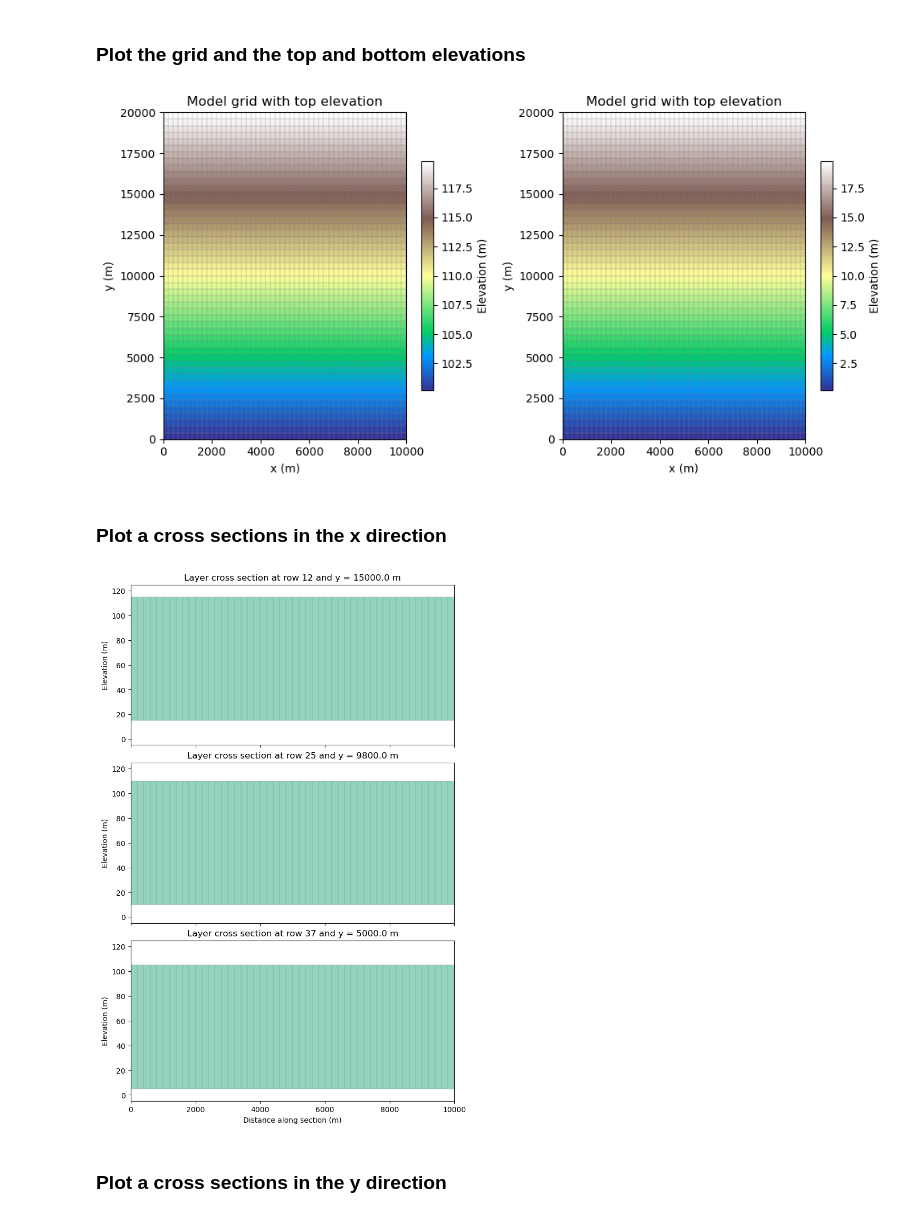
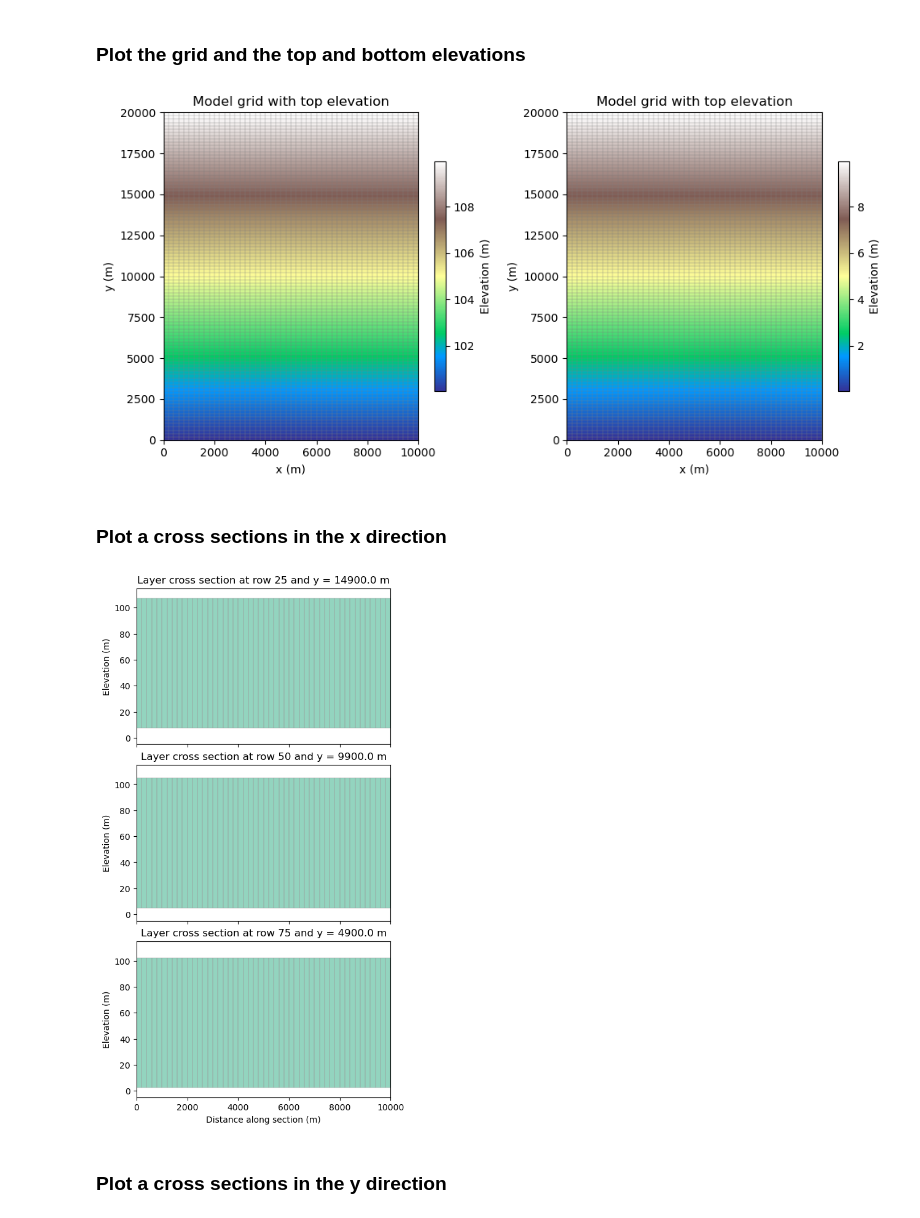
Before and after one commit to gomezvelezlab/groundwater-uiowa, a Jupyter notebook: modflow_introduction_1/modflow_introduction_1.ipynb, the cells around one changed output. Cells and saved outputs as stored; diff of their text form; code cells hidden in the pictures.

```diff
--- a/modflow_introduction_1/modflow_introduction_1.ipynb
+++ b/modflow_introduction_1/modflow_introduction_1.ipynb
@@ -80,11 +80,11 @@ For a regional alluvial aquifer, we will set up a 1-layer structured grid.
 L = 20000.0  # Length of the model domain (meters)
 W = 10000.0  # Width of the model domain (meters)
 B = 100.0    # Thickness of the aquifer (meters)
-slope_landscape = 0.001  # Slope of the land surface (dimensionless)
+slope_landscape = 0.0005  # Slope of the land surface (dimensionless)
 
 # Grid dimensions (e.g., 20 km x 10 km region)
 nlay = 1 # Number of layers
-nrow = 50 # Number of rows
+nrow = 100 # Number of rows
 ncol = 50 # Number of columns
 delr = W / ncol  # Cell width along rows (meters)
 delc = L / nrow  # Cell width along columns (meters)
@@ -172,14 +172,14 @@ ax.set_ylabel('y (m)')
 
 fig.tight_layout()
 # %% [output]
-[figure, old version]
+[figure, new version]
 # %% [markdown]
 ### Plot a cross sections in the x direction
 # %%
 r_cs = (np.array([0.25, 0.50, 0.75]) * nrow).astype(int) # Plot cross sections at 25%, 50%, and 75% of the model domain in the y-direction
 
 fig, axes = plt.subplots(
-    len(r_cs), 1, figsize=(7, 3.5 * len(r_cs)),
+    len(r_cs), 1, figsize=(5, 3 * len(r_cs)),
     sharex=True, constrained_layout=True
 )
 axes = np.atleast_1d(axes)
@@ -189,34 +189,34 @@ layer_ids = np.broadcast_to(
     (nlay, nrow, ncol)
 ).astype(float)
 
 layer_cmap = plt.cm.Set2(np.linspace(0, 1, nlay))
 
 for ax, r0 in zip(axes, r_cs):
     xsec = flopy.plot.PlotCrossSection(model=gwf, ax=ax, line={"row": int(r0)})
 
     # plot ibound first so it does not hide layer colors
     xsec.plot_ibound(alpha=0.10)
 
     # plot all layers
     xsec.plot_array(
         layer_ids,
         cmap=plt.cm.colors.ListedColormap(layer_cmap),
         vmin=1,
         vmax=nlay,
         alpha=0.70
     )
     xsec.plot_grid(linewidth=0.3, color="0.6")
 
     # force full vertical extent so all layers are visible
     ax.set_ylim(np.nanmin(botm) - 5, np.nanmax(top) + 5)
 
     ax.set_title(f"Layer cross section at row {int(r0)} and y = {yc[int(r0)]:.1f} m")
     ax.set_ylabel("Elevation (m)")
 
 axes[-1].set_xlabel("Distance along section (m)")
 plt.show()
 # %% [output]
-[figure, old version]
+[figure, new version]
 # %% [markdown]
 ### Plot a cross sections in the y direction
 # %%
```
Also changed, not shown: parts of 23 cells of this notebook, 23 other files.
